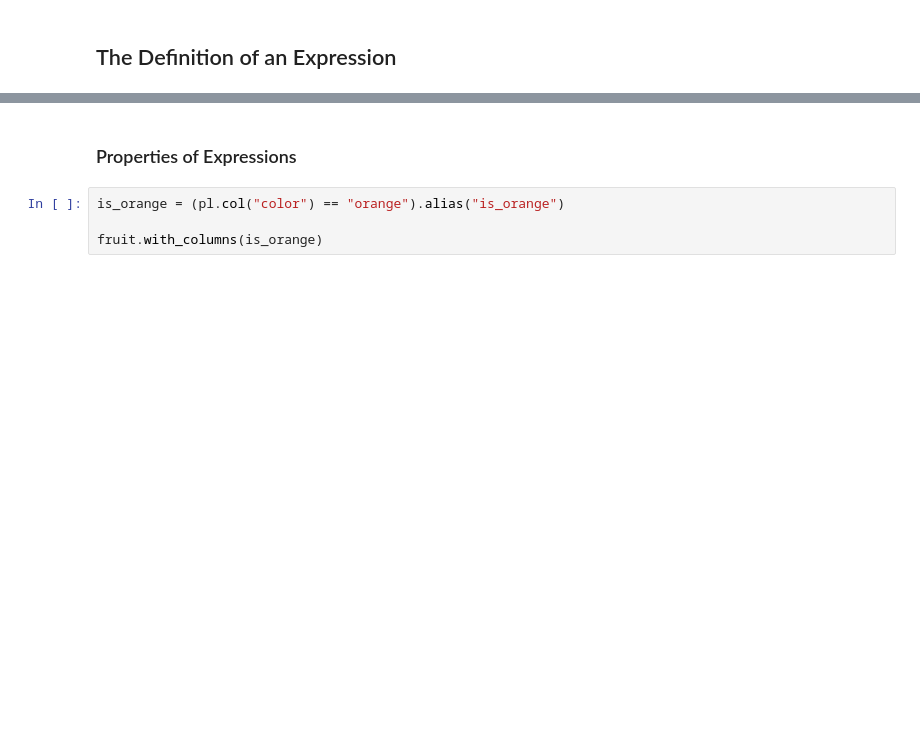
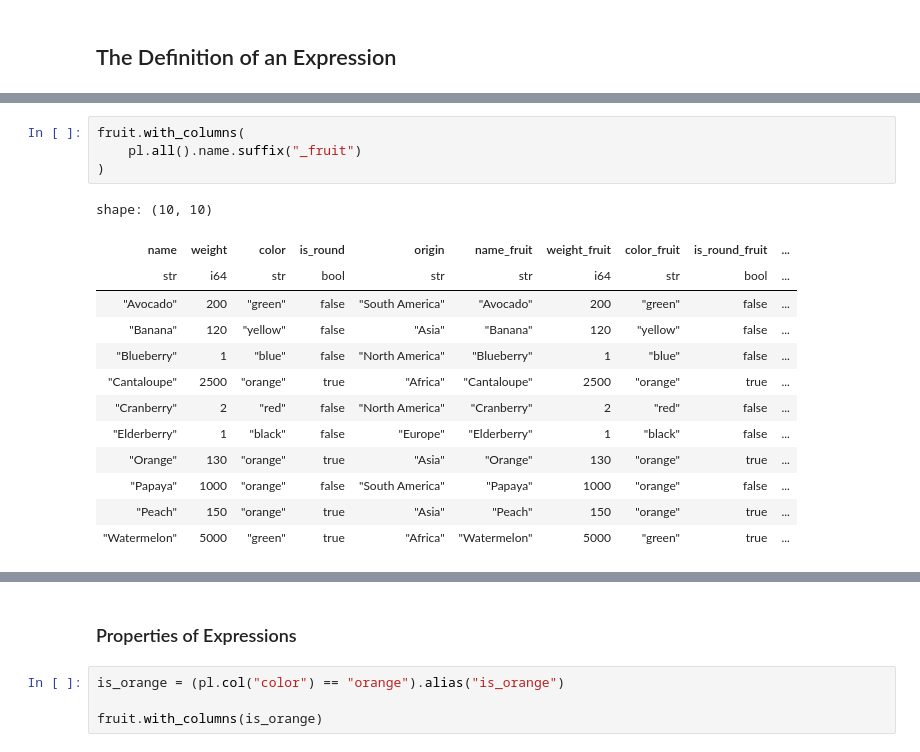
Before and after one commit to PeiGuancheng/python-polars-the-definitive-guide, a Jupyter notebook: ch07.ipynb, the cells around one changed output, grey strips where cells are left out. Drawn from its saved outputs; the diff is of its cells as text; blank space fills up the shorter version.

```diff
--- a/ch07.ipynb
+++ b/ch07.ipynb
@@ -112,2 +141,20 @@ fruit.sort(
+# %%
+fruit.with_columns(
+    pl.all().name.suffix("_fruit")
+)
+# %% [output]
+shape: (10, 10)
+| name | weight | color | is_round | origin | name_fruit | weight_fruit | color_fruit | is_round_fruit | ... |
+| str | i64 | str | bool | str | str | i64 | str | bool | ... |
+| "Avocado" | 200 | "green" | false | "South America" | "Avocado" | 200 | "green" | false | ... |
+| "Banana" | 120 | "yellow" | false | "Asia" | "Banana" | 120 | "yellow" | false | ... |
+| "Blueberry" | 1 | "blue" | false | "North America" | "Blueberry" | 1 | "blue" | false | ... |
+| "Cantaloupe" | 2500 | "orange" | true | "Africa" | "Cantaloupe" | 2500 | "orange" | true | ... |
+| "Cranberry" | 2 | "red" | false | "North America" | "Cranberry" | 2 | "red" | false | ... |
+| "Elderberry" | 1 | "black" | false | "Europe" | "Elderberry" | 1 | "black" | false | ... |
+| "Orange" | 130 | "orange" | true | "Asia" | "Orange" | 130 | "orange" | true | ... |
+| "Papaya" | 1000 | "orange" | false | "South America" | "Papaya" | 1000 | "orange" | false | ... |
+| "Peach" | 150 | "orange" | true | "Asia" | "Peach" | 150 | "orange" | true | ... |
+| "Watermelon" | 5000 | "green" | true | "Africa" | "Watermelon" | 5000 | "green" | true | ... |
 # %%
 pl.all().mul(10).name.suffix("_times_10").meta.has_multiple_outputs()
```
Also changed, not shown: parts of 9 cells of this notebook.
